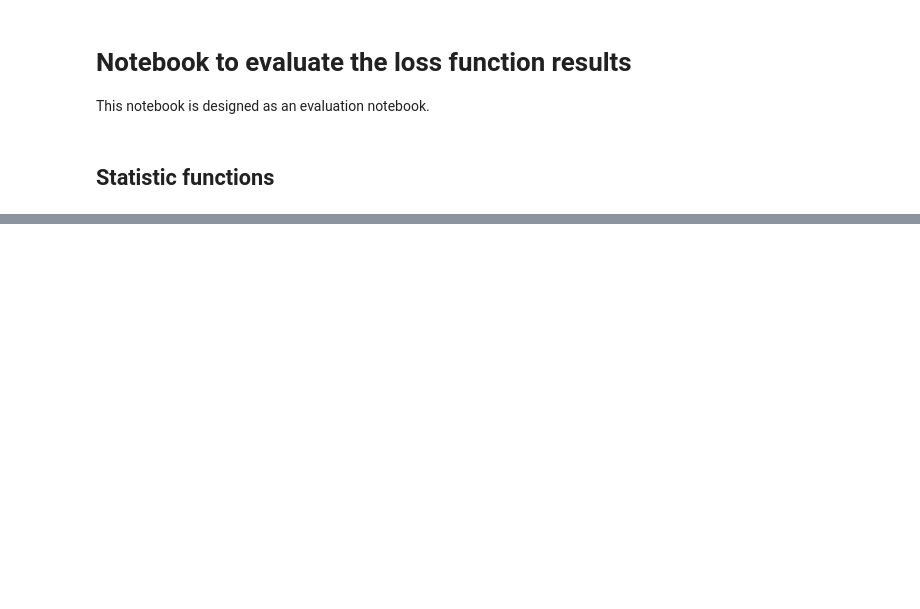
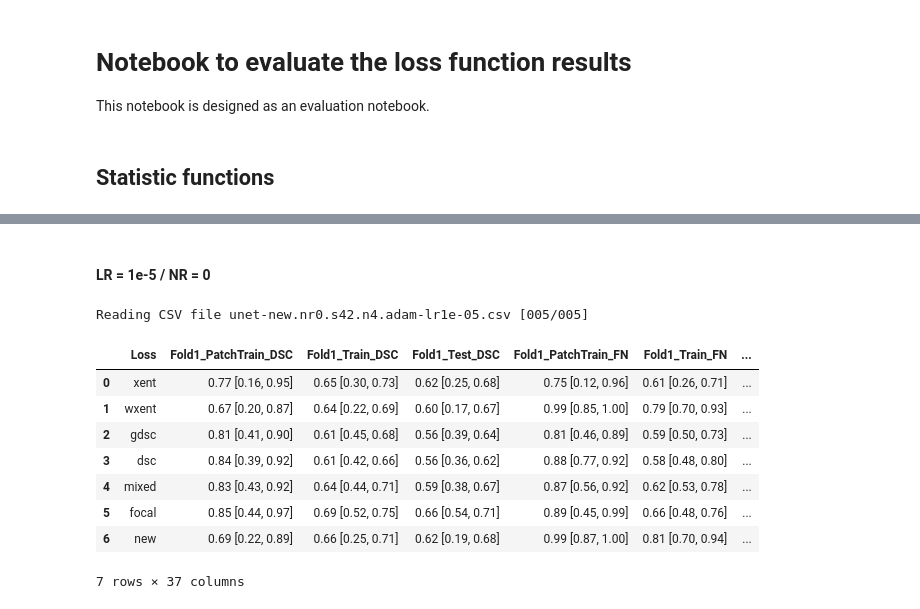
Before and after one commit to marianocabezas/rethinking_dsc, a Jupyter notebook: metrics_loss.ipynb, the cells around one changed output, grey strips where cells are left out. Cells and saved outputs as stored; diff of their text form; code cells hidden in the pictures; blank space fills up the shorter version.

```diff
--- a/metrics_loss.ipynb
+++ b/metrics_loss.ipynb
@@ -605,0 +719,23 @@ save_band_analysis(wmh_path, wmh_dicts)
+# %% [markdown]
+#### LR = 1e-5 / NR = 0
+# %%
+wmh_path = '/media/dgx/data/DiceProject/wmh/'
+wmh_outpath = '/home/mariano/data/Loss/wmh/lr5nr0/'
+lr_tag = '1e-05'
+rate_tag = 'nr0'
+wmh_dicts = get_all_dicts(wmh_path)
+# %% [output]
+Reading CSV file unet-new.nr0.s42.n4.adam-lr1e-05.csv [005/005]
+# %%
+wmh_vector, wmh_latex = get_table_vector(wmh_dicts, loss_tags, names)
+pd.DataFrame(wmh_vector, columns=panda_header)
+# %% [output]
+|  | Loss | Fold1_PatchTrain_DSC | Fold1_Train_DSC | Fold1_Test_DSC | Fold1_PatchTrain_FN | Fold1_Train_FN | ... |
+| 0 | xent | 0.77 [0.16, 0.95] | 0.65 [0.30, 0.73] | 0.62 [0.25, 0.68] | 0.75 [0.12, 0.96] | 0.61 [0.26, 0.71] | ... |
+| 1 | wxent | 0.67 [0.20, 0.87] | 0.64 [0.22, 0.69] | 0.60 [0.17, 0.67] | 0.99 [0.85, 1.00] | 0.79 [0.70, 0.93] | ... |
+| 2 | gdsc | 0.81 [0.41, 0.90] | 0.61 [0.45, 0.68] | 0.56 [0.39, 0.64] | 0.81 [0.46, 0.89] | 0.59 [0.50, 0.73] | ... |
+| 3 | dsc | 0.84 [0.39, 0.92] | 0.61 [0.42, 0.66] | 0.56 [0.36, 0.62] | 0.88 [0.77, 0.92] | 0.58 [0.48, 0.80] | ... |
+| 4 | mixed | 0.83 [0.43, 0.92] | 0.64 [0.44, 0.71] | 0.59 [0.38, 0.67] | 0.87 [0.56, 0.92] | 0.62 [0.53, 0.78] | ... |
+| 5 | focal | 0.85 [0.44, 0.97] | 0.69 [0.52, 0.75] | 0.66 [0.54, 0.71] | 0.89 [0.45, 0.99] | 0.66 [0.48, 0.76] | ... |
+| 6 | new | 0.69 [0.22, 0.89] | 0.66 [0.25, 0.71] | 0.62 [0.19, 0.68] | 0.99 [0.87, 1.00] | 0.81 [0.70, 0.94] | ... |
+7 rows × 37 columns
```
Also changed, not shown: parts of 44 cells of this notebook.
